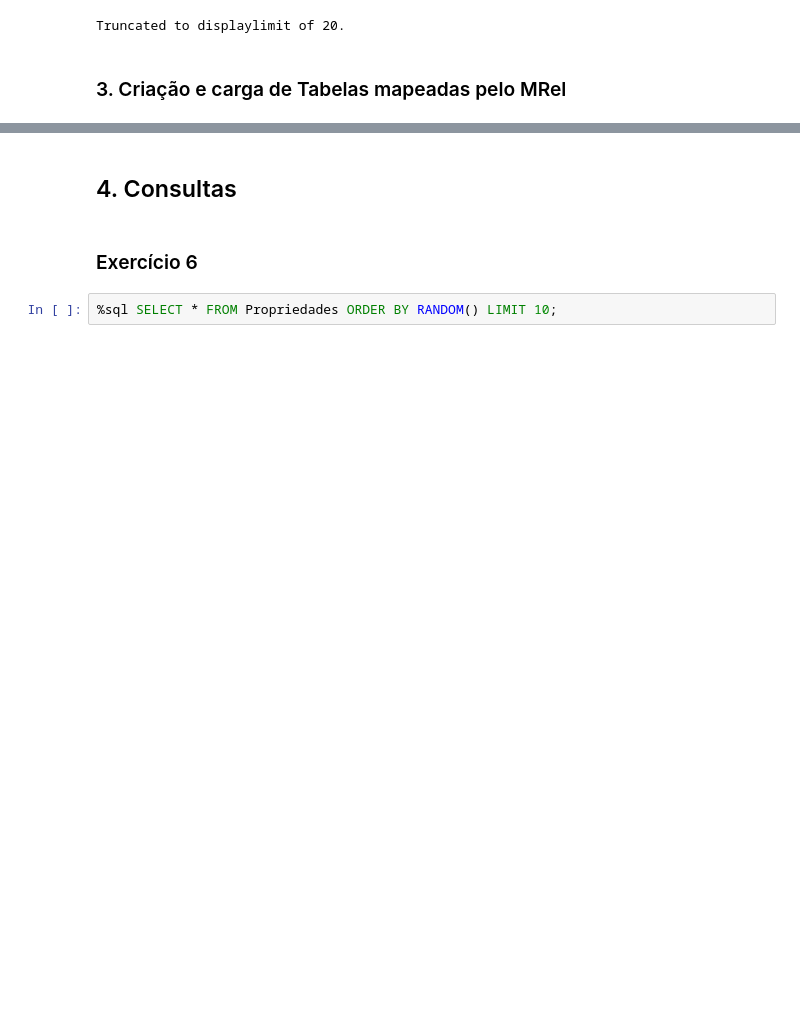
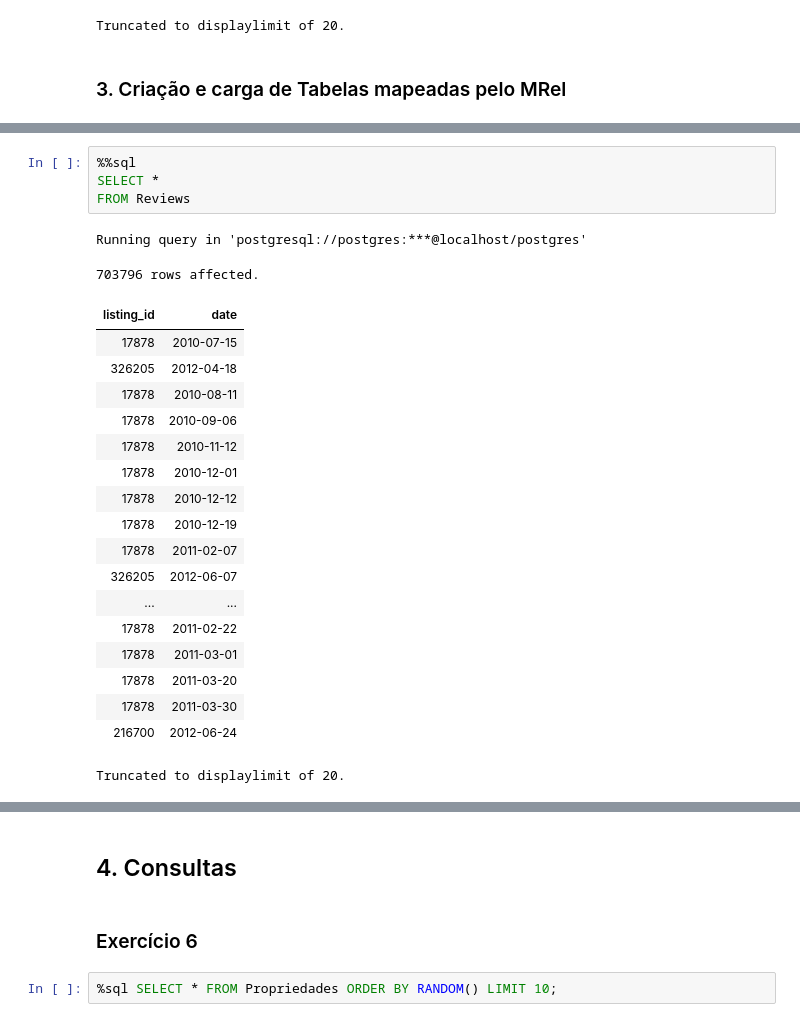
Before and after one commit to MiguelHenri/SCC0240, a Jupyter notebook: trabalho2/t2.ipynb, the cells around one changed output, grey strips where cells are left out. Drawn from its saved outputs; the diff is of its cells as text; blank space fills up the shorter version.

```diff
--- a/trabalho2/t2.ipynb
+++ b/trabalho2/t2.ipynb
@@ -143,0 +158,25 @@ Done.
+# %%
+%%sql
+SELECT *
+FROM Reviews
+# %% [output]
+Running query in 'postgresql://postgres:***@localhost/postgres'
+703796 rows affected.
+| listing_id | date |
+| 17878 | 2010-07-15 |
+| 326205 | 2012-04-18 |
+| 17878 | 2010-08-11 |
+| 17878 | 2010-09-06 |
+| 17878 | 2010-11-12 |
+| 17878 | 2010-12-01 |
+| 17878 | 2010-12-12 |
+| 17878 | 2010-12-19 |
+| 17878 | 2011-02-07 |
+| 326205 | 2012-06-07 |
+| ... | ... |
+| 17878 | 2011-02-22 |
+| 17878 | 2011-03-01 |
+| 17878 | 2011-03-20 |
+| 17878 | 2011-03-30 |
+| 216700 | 2012-06-24 |
+Truncated to displaylimit of 20.
```
Also changed, not shown: parts of 10 cells of this notebook, 1 other file.
